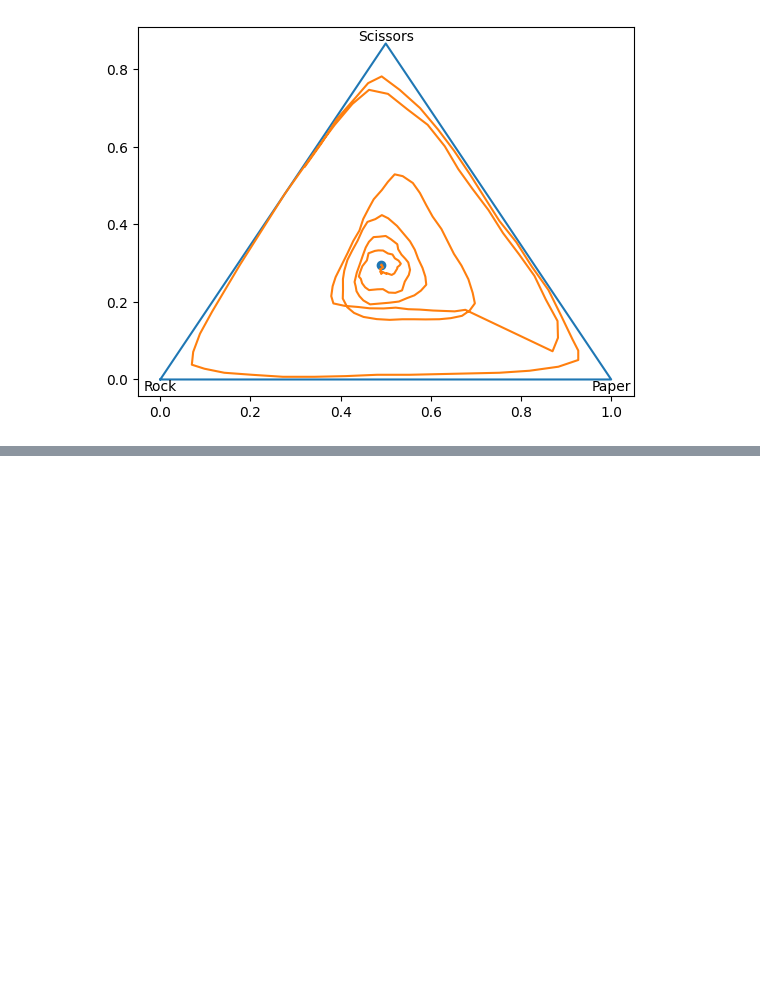
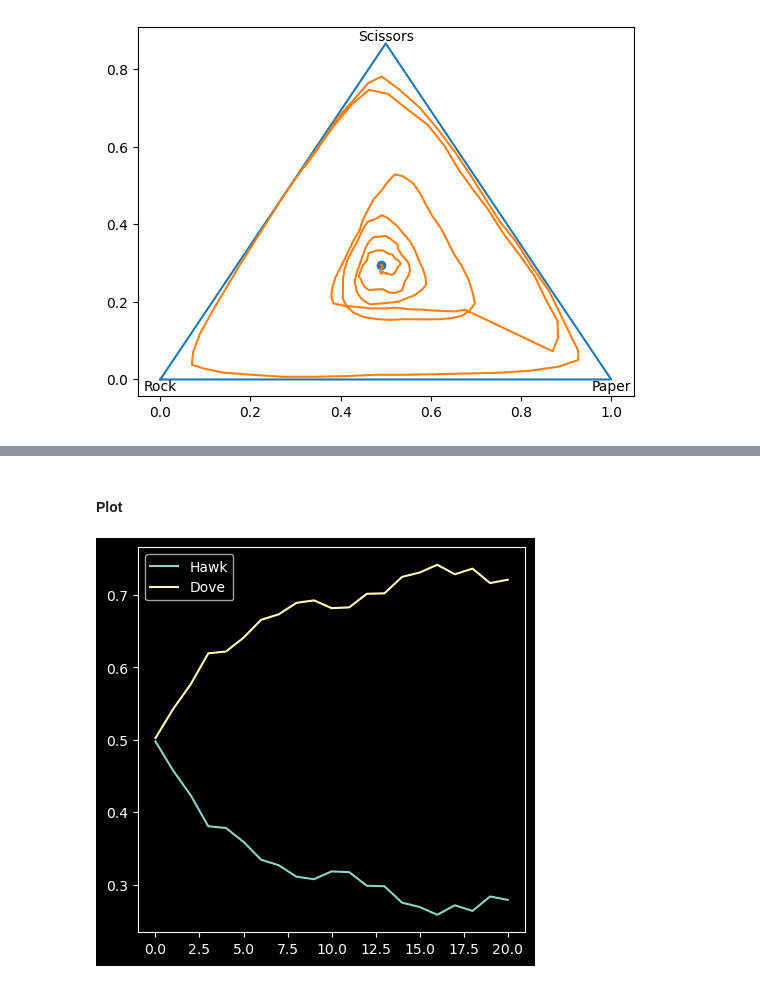
Before and after one commit to LEE-CHENYU/leviathan, a Jupyter notebook: two_agent_game/two_agent_game.ipynb, the cells around one changed output, grey strips where cells are left out. Drawn from its saved outputs; the diff is of its cells as text; code cells hidden in the pictures; blank space fills up the shorter version.

```diff
--- a/two_agent_game/two_agent_game.ipynb
+++ b/two_agent_game/two_agent_game.ipynb
@@ -140,0 +151,10 @@ plot_prob_2D(ave_str_list, ax)
+# %%
+Hawk_Dove = Hawk_Dove_pay_off(resource, conflict)
+
+game = GameWHistory(
+    init_member_num=10,
+    pay_off_matrix=Hawk_Dove,
+    history_len=2,
+    mixed_strategy=True,
+    random_seed=None,
+)
@@ -140,0 +163,8 @@ plot_prob_2D(ave_str_list, ax)
+# %%
+round_num = 20
+game_in_round = 2000
+
+discard_rate = 0.07
+mutation_rate = 0.005
+# %%
+ave_str_list = [average_strategy(game.current_members)]
@@ -140,0 +196,19 @@ plot_prob_2D(ave_str_list, ax)
+# %%
+for _ in range(round_num):
+
+    game.multiple_game(game_in_round, cpu_num=1)
+    game.discard_member_by_payoff(discard_rate)
+    game.bear_new_member_by_payoff()
+    game.reset_fitness()
+    game.mutation(mutation_rate)
+
+    ave_str_list.append(average_strategy(game.current_members))
+# %% [markdown]
+#### Plot
+# %%
+fig, ax = plt.subplots(1, 1, figsize=(5, 5))
+ax.plot(ave_str_list, label=["Hawk", "Dove"])
+ax.legend()
+plt.show()
+# %% [output]
+[figure, added]
```
Also changed, not shown: parts of 12 cells of this notebook, 2 other files.
